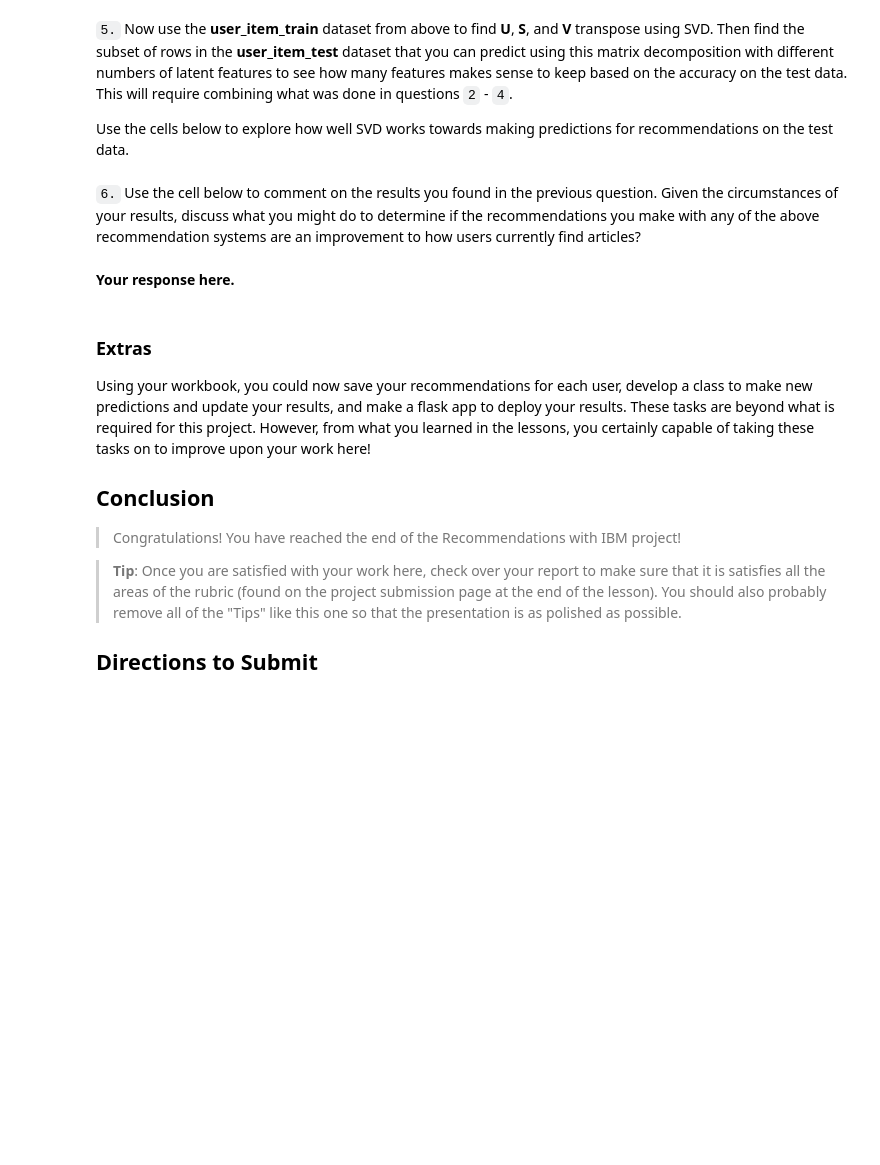
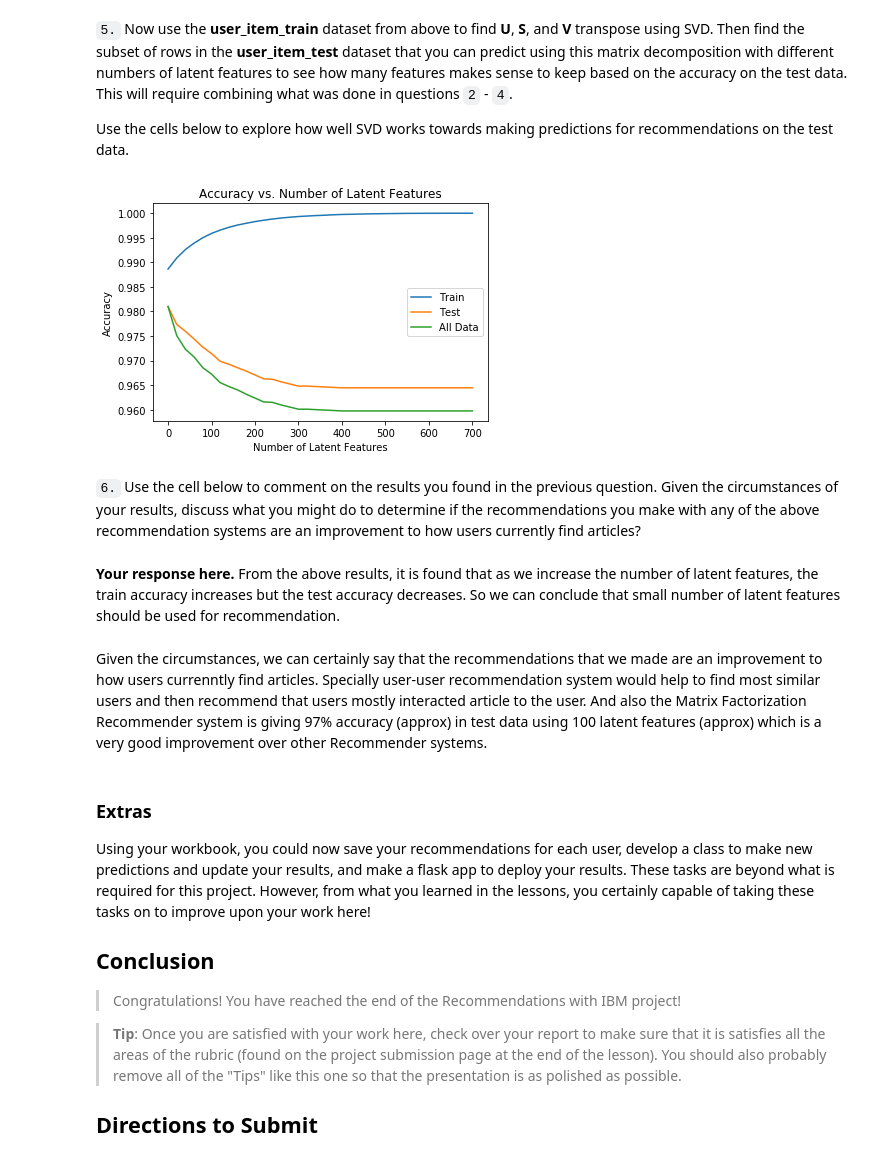
Before and after one commit to bhaskarjitsarmah/projects_U, a Jupyter notebook: Data Scientist/Recommendation Systems/Recommendations_with_IBM.ipynb, the cells around one changed output. Saved outputs shown, nothing was run; the diff lists cells and outputs as text; code cells hidden in the pictures; blank space fills up the shorter version.

Commit message:
added matrix factorization code

```diff
--- a/Data Scientist/Recommendation Systems/Recommendations_with_IBM.ipynb
+++ b/Data Scientist/Recommendation Systems/Recommendations_with_IBM.ipynb
@@ -471,7 +621,7 @@ user_item_matrix.head()
 # %%
 # Perform SVD on the User-Item Matrix Here
 
-u, s, vt = # use the built in to get the three matrices
+u, s, vt = np.linalg.svd(user_item_matrix) # use the built in to get the three matrices
 # %% [markdown]
 **In this case, we can use svd (rather than FunkSVD) because there are no missing values.**
 # %% [markdown]
@@ -528,6 +680,11 @@ def create_test_and_train_user_item(df_train, df_test):
 
     '''
     # Your code here
+    user_item_train = create_user_item_matrix(df_train)
+    user_item_test = create_user_item_matrix(df_test)
+    test_idx = user_item_test.index.tolist()
+    test_arts = user_item_test.columns.tolist()
+
 
     return user_item_train, user_item_test, test_idx, test_arts
 
@@ -554,4 +713,4 @@ t.sol_4_test(sol_4_dict)
 Use the cells below to explore how well SVD works towards making predictions for recommendations on the test data.
 # %%
 # fit SVD on the user_item_train matrix
-u_train, s_train, vt_train = # fit svd similar to above then use the cells below
+u_train, s_train, vt_train = np.linalg.svd(user_item_train) # fit svd similar to above then use the cells below
@@ -561,7 +717,55 @@ u_train, s_train, vt_train = # fit svd similar to above then use the cells below
+# %%
+user_item_test = user_item_test.loc[[id for id in list(user_item_train.index) if id in test_idx]]
+# %%
+# which rows match the test set from u,s,v
+row_idxs = user_item_train.index.isin(test_idx)
+col_idxs = user_item_train.columns.isin(test_arts)
+u_test = u_train[row_idxs, :]
+vt_test = vt_train[:, col_idxs]
+
+num_latent_feats = np.arange(0,700+10,20)
+sum_errs_train = []
+sum_errs_test = []
+all_errs = []
+
+for k in num_latent_feats:
+    # restructure with k latent features
+    s_train_lat, u_train_lat, vt_train_lat = np.diag(s_train[:k]), u_train[:, :k], vt_train[:k, :]
+    u_test_lat, vt_test_lat = u_test[:, :k], vt_test[:k, :]
+
+    # take dot product
+    user_item_train_preds = np.around(np.dot(np.dot(u_train_lat, s_train_lat), vt_train_lat))
+    user_item_test_preds = np.around(np.dot(np.dot(u_test_lat, s_train_lat), vt_test_lat))
+    all_errs.append(1 - ((np.sum(user_item_test_preds)+np.sum(np.sum(user_item_test)))/(user_item_test.shape[0]*user_item_test.shape[1])))
+
+
+    # compute error for each prediction to actual value
+    diffs_train = np.subtract(user_item_train, user_item_train_preds)
+    diffs_test = np.subtract(user_item_test, user_item_test_preds)
+
+    # total errors and keep track of them
+    err_train = np.sum(np.sum(np.abs(diffs_train)))
+    err_test = np.sum(np.sum(np.abs(diffs_test)))
+
+    sum_errs_train.append(err_train)
+    sum_errs_test.append(err_test)
+
+
+plt.plot(num_latent_feats, 1 - np.array(sum_errs_train)/(user_item_train.shape[0]*user_item_test.shape[1]), label='Train');
+plt.plot(num_latent_feats, 1 - np.array(sum_errs_test)/(user_item_test.shape[0]*user_item_test.shape[1]), label='Test');
+plt.plot(num_latent_feats, all_errs, label='All Data');
+plt.xlabel('Number of Latent Features');
+plt.ylabel('Accuracy');
+plt.title('Accuracy vs. Number of Latent Features');
+plt.legend();
+# %% [output]
+[figure, added]
 # %% [markdown]
 `6.` Use the cell below to comment on the results you found in the previous question. Given the circumstances of your results, discuss what you might do to determine if the recommendations you make with any of the above recommendation systems are an improvement to how users currently find articles?
-# %% [markdown]
-**Your response here.**
+# %% [markdown]
+**Your response here.** From the above results, it is found that as we increase the number of latent features, the train accuracy increases but the test accuracy decreases. So we can conclude that small number of latent features should be used for recommendation.
+# %% [markdown]
+Given the circumstances, we can certainly say that the recommendations that we made are an improvement to how users currenntly find articles. Specially user-user recommendation system would help to find most similar users and then recommend that users mostly interacted article to the user. And also the Matrix Factorization Recommender system is giving 97% accuracy (approx) in test data using 100 latent features (approx) which is a very good improvement over other Recommender systems.
 # %% [markdown]
 <a id='conclusions'></a>
 ### Extras
```
Also changed, not shown: parts of 38 cells of this notebook.
